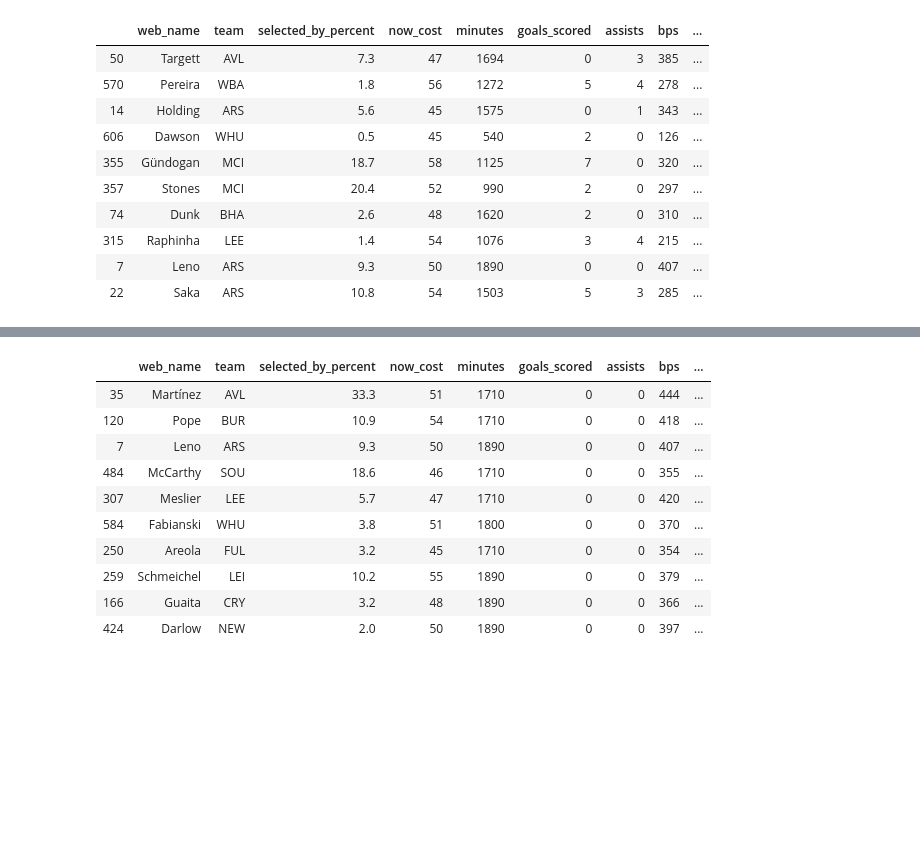
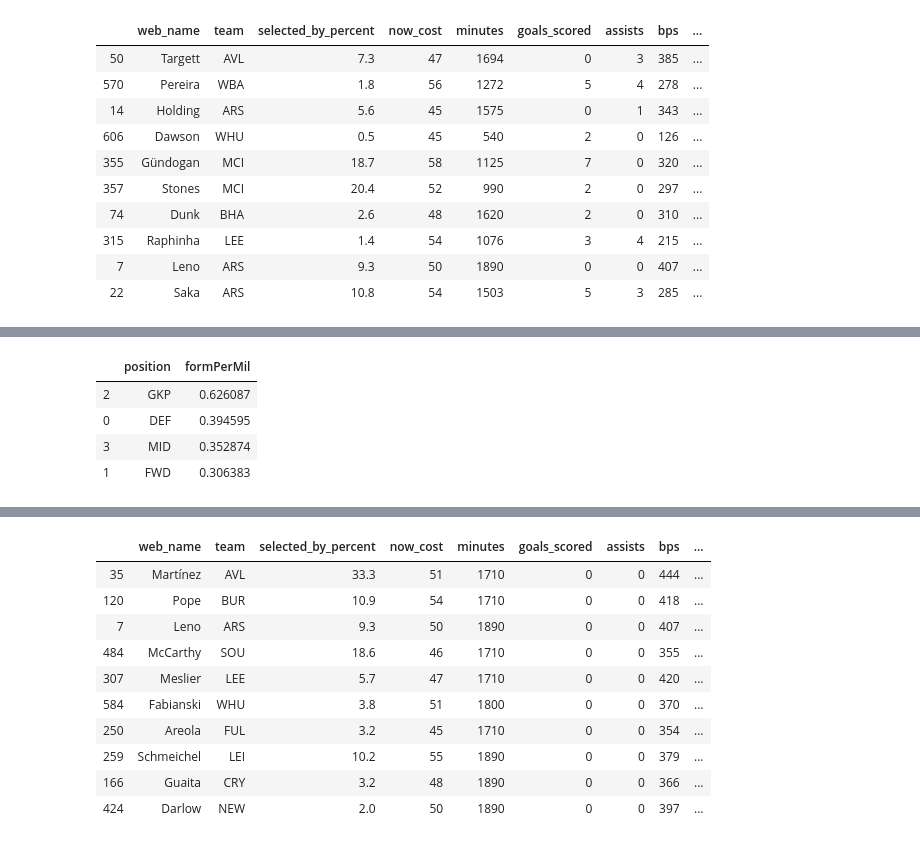
Before and after one commit to tryggviskarp/FPL, a Jupyter notebook: FPLdutl.ipynb, the cells around one changed output, grey strips where cells are left out. Saved outputs shown, nothing was run; the diff lists cells and outputs as text; code cells hidden in the pictures; blank space fills up the shorter version.

```diff
--- a/FPLdutl.ipynb
+++ b/FPLdutl.ipynb
@@ -107 +119,11 @@ slim_elements_df.sort_values('formPerMil',ascending=False).head(10)
+# %%
+# what position is most in form per million
+pivot = slim_elements_df.pivot_table(index='position',values='formPerMil',aggfunc=np.mean).reset_index()
+pivot.sort_values('formPerMil',ascending=False)
+# %% [output]
+|  | position | formPerMil |
+| 2 | GKP | 0.626087 |
+| 0 | DEF | 0.394595 |
+| 3 | MID | 0.352874 |
+| 1 | FWD | 0.306383 |
 # %%
```
Also changed, not shown: parts of 8 cells of this notebook.
